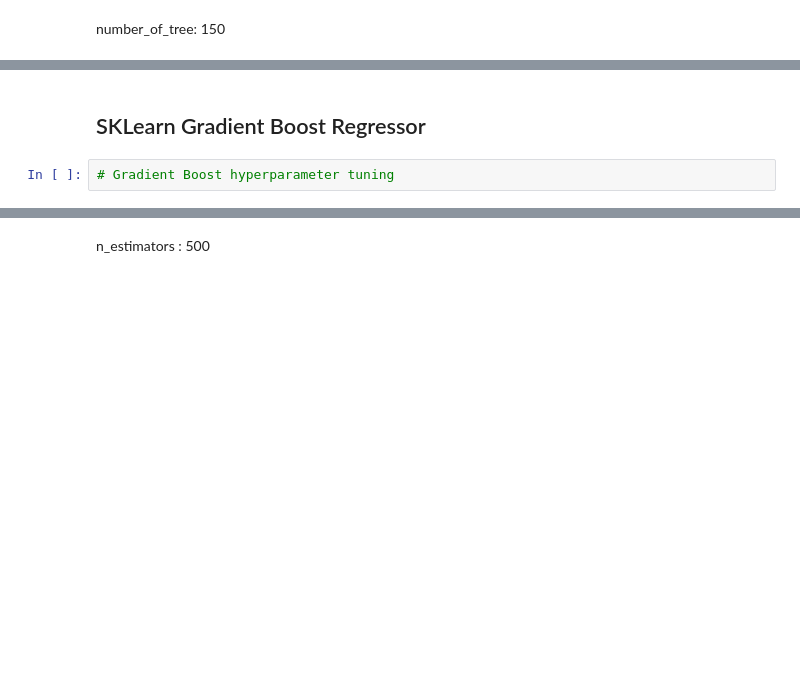
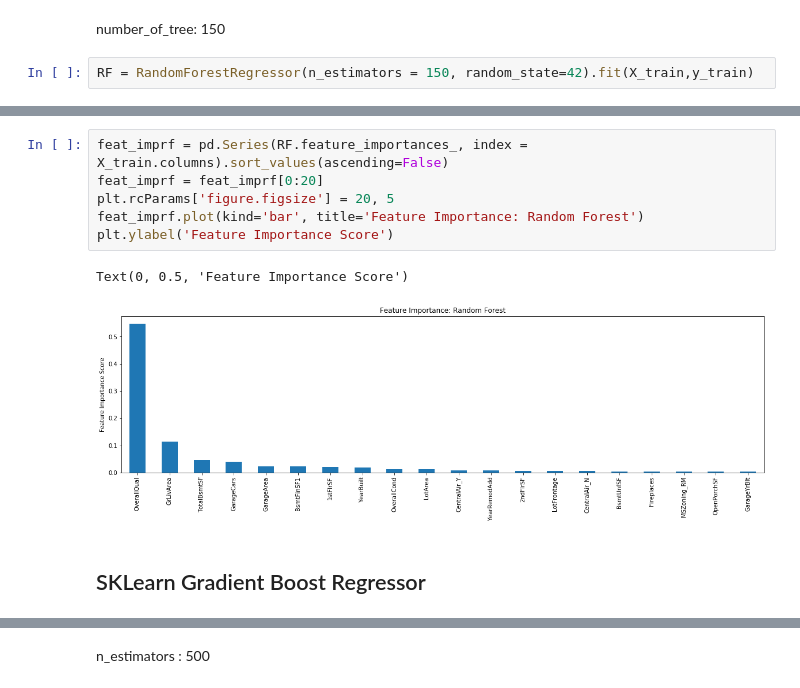
Before and after one commit to JK558/house-price-prediction, a Jupyter notebook: house_price_JK.ipynb, the cells around one changed output, grey strips where cells are left out. Cells and saved outputs as stored; diff of their text form; blank space fills up the shorter version.

```diff
--- a/house_price_JK.ipynb
+++ b/house_price_JK.ipynb
@@ -699,2 +626,4 @@ ax.set(xlabel='alpha', ylabel='rmse',
 # %% [markdown]
 number_of_tree: 150
+# %%
+RF = RandomForestRegressor(n_estimators = 150, random_state=42).fit(X_train,y_train)
@@ -701,5 +634,12 @@ number_of_tree: 150
+# %%
+feat_imprf = pd.Series(RF.feature_importances_, index = X_train.columns).sort_values(ascending=False)
+feat_imprf = feat_imprf[0:20]
+plt.rcParams['figure.figsize'] = 20, 5
+feat_imprf.plot(kind='bar', title='Feature Importance: Random Forest')
+plt.ylabel('Feature Importance Score')
+# %% [output]
+Text(0, 0.5, 'Feature Importance Score')
+[figure, added]
 # %% [markdown]
 ## SKLearn Gradient Boost Regressor
-# %%
-# Gradient Boost hyperparameter tuning
 # %%
```
Also changed, not shown: parts of 75 cells of this notebook.
